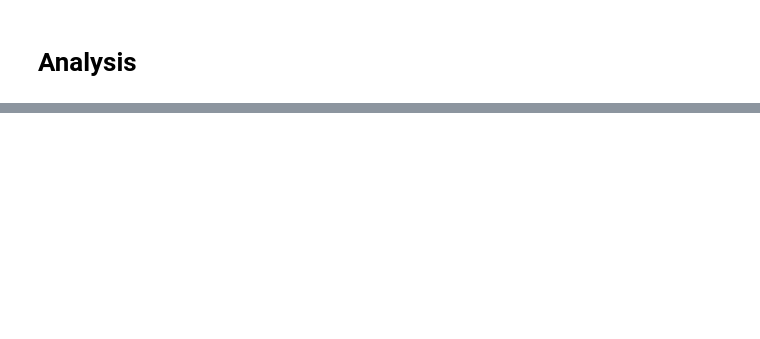
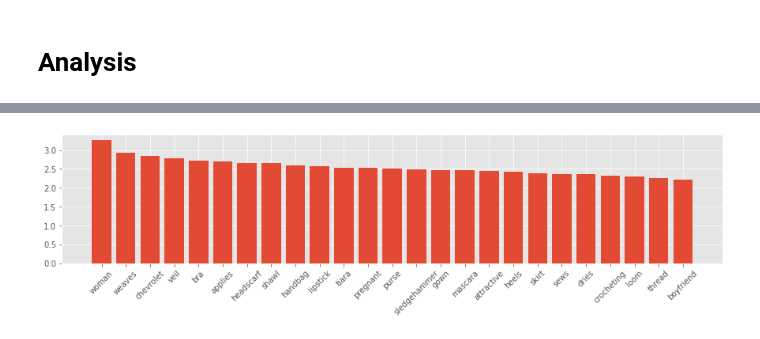
Before and after one commit to athiyadeviyani/CMU-COMPETHICS, a Jupyter notebook: hw1/11830_hw1.ipynb, the cells around one changed output, grey strips where cells are left out. Drawn from its saved outputs; the diff is of its cells as text; code cells hidden in the pictures; blank space fills up the shorter version.

```diff
--- a/hw1/11830_hw1.ipynb
+++ b/hw1/11830_hw1.ipynb
@@ -345,0 +284,4 @@ identities
+# %%
+get_n_highest('woman', pmi_hyp, n=25, plot=True)
+# %% [output]
+[figure, added]
```
Also changed, not shown: parts of 168 cells of this notebook.
